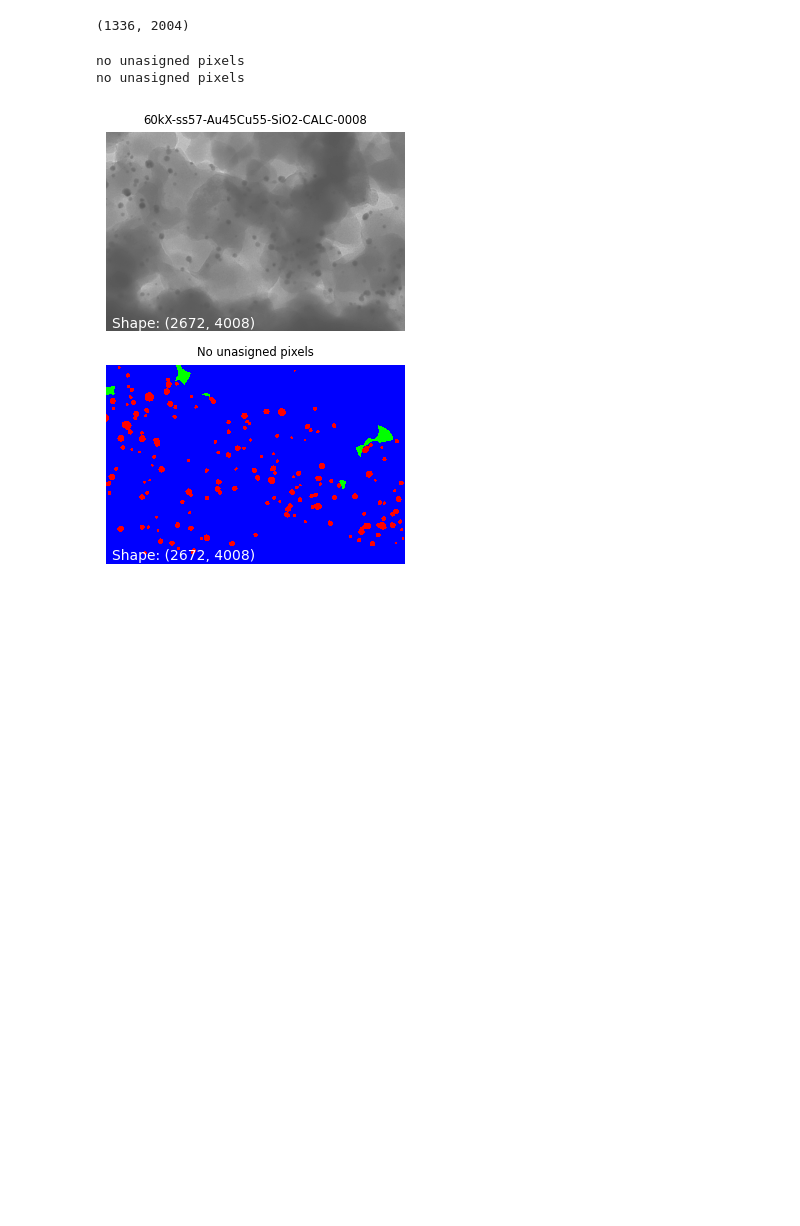
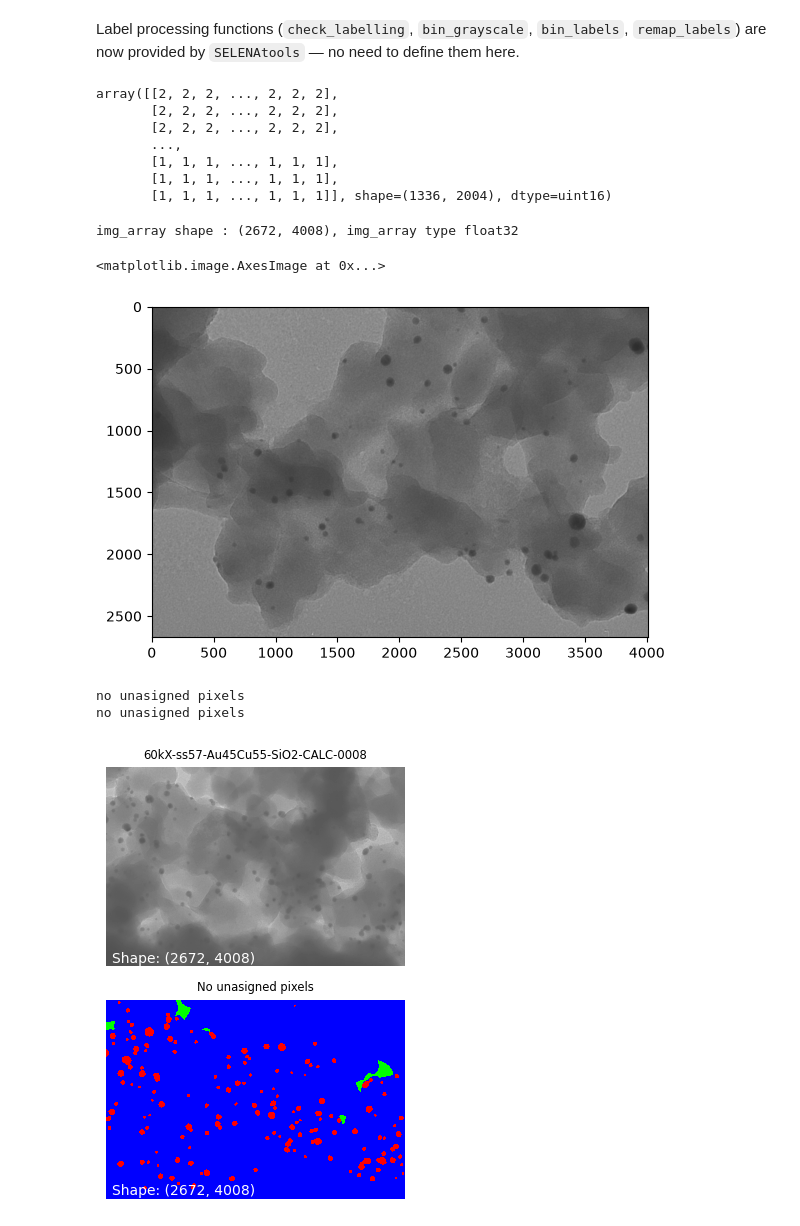
Before and after one commit to Awilson-cnrs/SELENA, a Jupyter notebook: notebooks/2024-01_check_labelling_V1.ipynb, the cells around one changed output. Cells and saved outputs as stored; diff of their text form; code cells hidden in the pictures; blank space fills up the shorter version.

```diff
--- a/notebooks/2024-01_check_labelling_V1.ipynb
+++ b/notebooks/2024-01_check_labelling_V1.ipynb
@@ -71,16 +31,28 @@ def bin_label_data(label):
+# %% [markdown]
+Label processing functions (`check_labelling`, `bin_grayscale`, `bin_labels`,
+`remap_labels`) are now provided by `SELENAtools` — no need to define them here.
 # %%
 image_path = r'60kX-ss57-Au45Cu55-SiO2-CALC-0005'
 imageToPlot = AuCuSiO2_Path / image_path
 
-label_array = bin_label_data(np.array(Image.open(f"{imageToPlot}_lab_mod.tif")))
-
-print(f"shape : {}, "label_array.shape
+label_array = st.bin_labels(np.array(Image.open(f"{imageToPlot}_lab_mod.tif")))
+label_array
 # %% [output]
-(1336, 2004)
+array([[2, 2, 2, ..., 2, 2, 2],
+       [2, 2, 2, ..., 2, 2, 2],
+       [2, 2, 2, ..., 2, 2, 2],
+       ...,
+       [1, 1, 1, ..., 1, 1, 1],
+       [1, 1, 1, ..., 1, 1, 1],
+       [1, 1, 1, ..., 1, 1, 1]], shape=(1336, 2004), dtype=uint16)
 # %%
 img_array = hs.load(f"{imageToPlot}.dm3").data
-print(f"img_array shape : {img_array.shape}, img_array type {img_array.dtype}"
-img_array.plot()
+print(f"img_array shape : {img_array.shape}, img_array type : {img_array.dtype}")
+plt.imshow(img_array, cmap='gray')
+# %% [output]
+img_array shape : (2672, 4008), img_array type float32
+<matplotlib.image.AxesImage at 0x...>
+[figure, added]
 # %%
 print(f"img_array dtype: {img_array.dtype}")
 print(f"label_array dtype: {label_array.dtype}")
```
Also changed, not shown: parts of 35 cells of this notebook, 1 other file.
